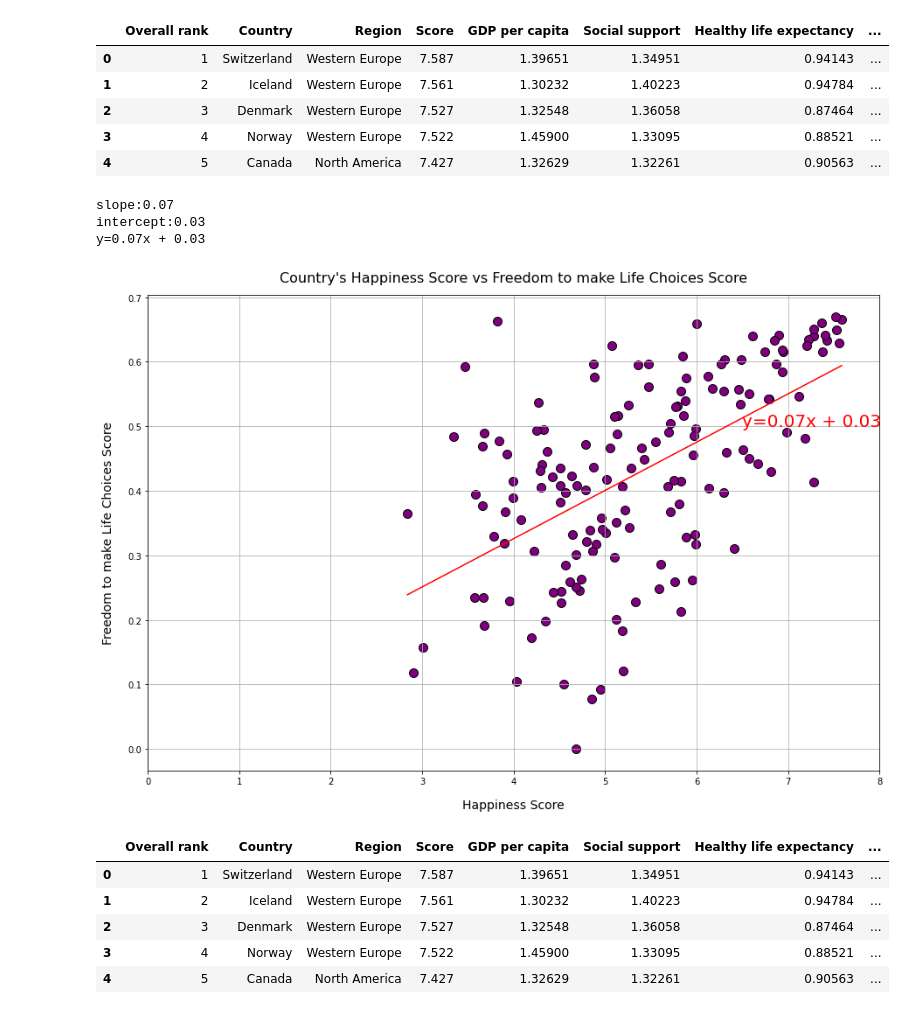
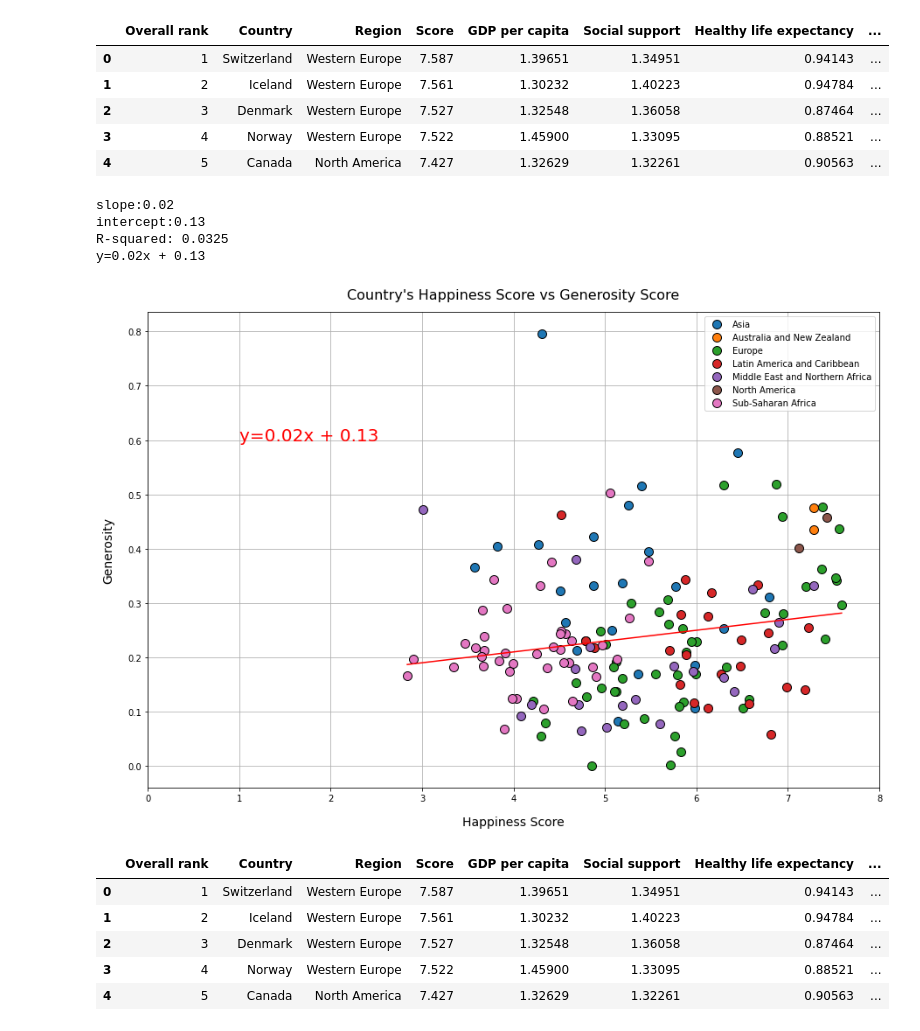
Before and after one commit to kylejamar06/HapPyWorld, a Jupyter notebook: 2015 Happiness Scatter Plots.ipynb, the cells around one changed output. Cells and saved outputs as stored; diff of their text form; code cells hidden in the pictures.

Commit message:
updates to scatter plots

```diff
--- a/2015 Happiness Scatter Plots.ipynb
+++ b/2015 Happiness Scatter Plots.ipynb
@@ -59,3 +59,20 @@ csv_2015_restructured.head(15)
 | 12 | 13 | Austria | Western Europe | 7.200 | 1.33723 | 1.29704 | 0.89042 | ... |
 | 13 | 14 | Mexico | Latin America and Caribbean | 7.187 | 1.02054 | 0.91451 | 0.81444 | ... |
 | 14 | 15 | United States | North America | 7.119 | 1.39451 | 1.24711 | 0.86179 | ... |
+# %%
+#see how many regions there are in dataset
+#csv_2015_restructured["Region"].value_counts()
+
+# renaming regions in dataset to be able to have less groups for better visualization
+#Making "Asia" one large group instead of three
+csv_2015_restructured["Region"]= csv_2015_restructured["Region"].replace("Southeastern Asia", "Asia")
+csv_2015_restructured["Region"]= csv_2015_restructured["Region"].replace("Southern Asia", "Asia")
+csv_2015_restructured["Region"]= csv_2015_restructured["Region"].replace("Eastern Asia", "Asia")
+
+#making Europe into one group instead of two separate ones
+csv_2015_restructured["Region"]= csv_2015_restructured["Region"].replace("Central and Eastern Europe", "Europe")
+csv_2015_restructured["Region"]= csv_2015_restructured["Region"].replace("Western Europe", "Europe")
+
+#making nort
+
+csv_2015_restructured["Region"].value_counts()
@@ -230,50 +413,73 @@ csv_2015_restructured.head()
 # %%
 #scatter plot away!
 
-#scatter plot: happiness score vs Freedom to make Life Choices
+#scatter plot: happiness score vs Generosity
 
 #establish x and y values
 x_values = csv_2015_restructured["Score"]
-y_values = csv_2015_restructured["Freedom to make life choices"]
+y_values = csv_2015_restructured["Generosity"]
 
-#create scatter plot
-fig1, ax1 = plt.subplots(figsize=(15,10))
-plt.scatter(x_values, y_values, marker = "o", facecolors="purple", edgecolors="black", s=100)
+#make df with all the vlaues I want to incorporate
+country =csv_2015_restructured["Country"]
+region = csv_2015_restructured["Region"]
+
+#make dict for df
+happy_dict={"Country": country,
+                "Region": region,
+                "X Values": x_values,
+                "Y Values": y_values}
+
+#make dict into df
+happy_df = pd.DataFrame(happy_dict)
+
+#groupby for better organization so we can plt
+group_region =happy_df.groupby("Region")
+
+#format size of figure before plotting
+plt.figure(figsize=(15,10))
+
+#creat "for...in" that tells plt.plot to categorize plots by region and plot with colors
+for index, group in group_region:
+    plt.plot(group["X Values"], group["Y Values"], marker="o", linestyle="", label=index, markersize=10, markeredgecolor="black")
+
+    #create legend and add grid
+    plt.legend()
+    plt.grid()
+
 
 #labels
 plt.xlabel("Happiness Score", labelpad=15, fontsize=14)
-plt.ylabel("Freedom to make Life Choices Score", labelpad=15, fontsize=14)
-plt.title("Country's Happiness Score vs Freedom to make Life Choices Score", pad=15, fontsize=16)
+plt.ylabel("Generosity", labelpad=15, fontsize=14)
+plt.title("Country's Happiness Score vs Generosity Score", pad=15, fontsize=16)
 
 #limits
 plt.xlim(0,8)
-
-#more formatting
-plt.grid()
 
 #linear regression
 #use linregress from dependencies to inplement linear regression
 (slope, intercept, rvalue, pvalue, stderr) = linregress(x_values, y_values)
 regress_values = x_values * slope + intercept
 
 #print out all variables calculated above (rvalue, pvalue...)
 print(f"slope:{round(slope, 2)}")
 print(f"intercept:{round(intercept,2)}")
-
+res = sts.linregress(x_values, y_values)
+print(f"R-squared: {res.rvalue**2:.4f}")
 
 #print out line eq for reference
 line_eq = (f"y={round(slope, 2)}x + {round(intercept, 2)}")
 print(line_eq)
 
 #plot out line and then solve for y=mx +b
 plt.plot(x_values, regress_values, "r-")
-plt.annotate(line_eq,(6.5, 0.5), fontsize =20, color = "red")
+plt.annotate(line_eq,(1, 0.6), fontsize =20, color = "red")
 plt.show()
 # %% [output]
-slope:0.07
-intercept:0.03
-y=0.07x + 0.03
+slope:0.02
+intercept:0.13
+R-squared: 0.0325
+y=0.02x + 0.13
-[figure, old version]
+[figure, new version]
 # %%
 csv_2015_restructured.head()
 # %% [output]
```
Also changed, not shown: parts of 9 cells of this notebook, 5 other files.
